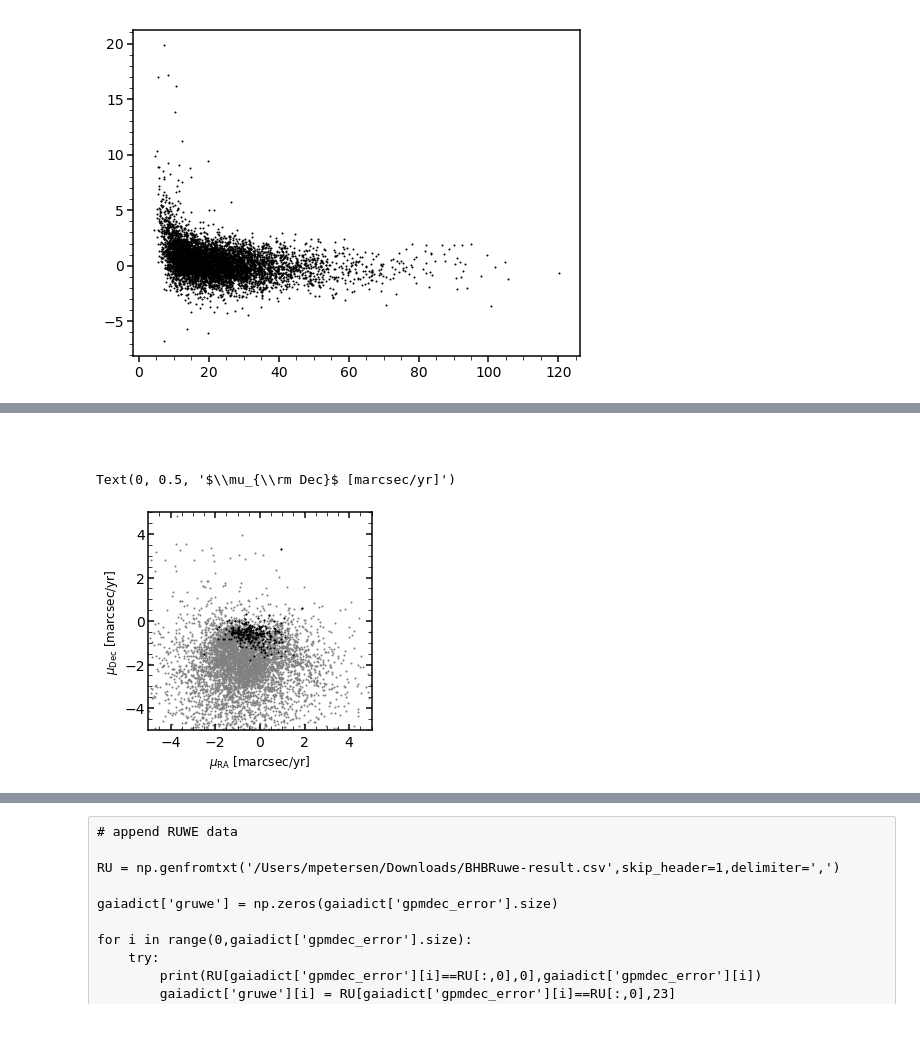
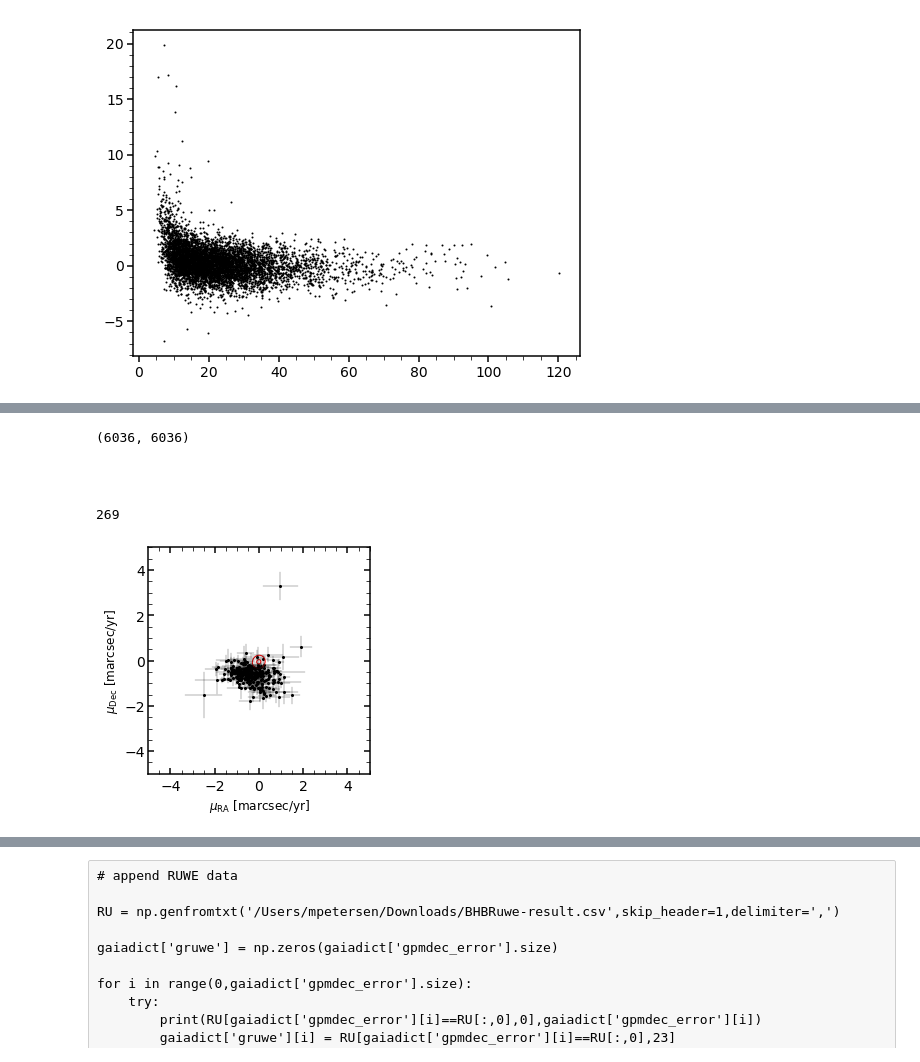
Before and after one commit to michael-petersen/ReflexMotion, a Jupyter notebook: KGiants-Data.ipynb, the cells around one changed output, grey strips where cells are left out. Cells and saved outputs as stored; diff of their text form; code cells hidden in the pictures; blank space fills up the shorter version.

```diff
--- a/KGiants-Data.ipynb
+++ b/KGiants-Data.ipynb
@@ -508,25 +679,61 @@ plt.axis([0.,360.,-600.,600])
+# %%
+gaiadict['gpmra'].size,X15['d'].size
+# %% [output]
+(6036, 6036)
 # %% [markdown]
 ##
 # %%
 fig = plt.figure(figsize=(4,4))
 ax = fig.add_subplot(111)
 
-ax.scatter(gaiadict['gpmra'],gaiadict['gpmdec'],color='gray',s=1.)
+#ax.scatter(gaiadict['gpmra'],gaiadict['gpmdec'],color='gray',s=1.)
+
+#ax.scatter(G['pmra'][g],G['pmdec'][g],color='gray',s=1.)
+from exptool.utils import kde_3d
+
+xx,yy,qsos = kde_3d.total_kde_two(G['pmra'][g],G['pmdec'][g],\
+                                       gridsize=256,\
+                                       extents=(-6.,6.,-6.,6.),\
+                                       ktype='gaussian',npower=7.)
+
+#ax.contour(xx,yy,qsos,10.**np.linspace(-2.,0.,8),colors='grey',linewidths=1.)
+
+ax.contour(xx,yy,qsos,[10.**-0.55,10.**-.495],colors='red',linewidths=1.)
 
 
-ax.scatter(gaiadict['gpmra'][X15['d']>50],gaiadict['gpmdec'][X15['d']>50],color='black',s=1.)
+
+
+ax.scatter(gaiadict['gpmra'][X15['d']>50],gaiadict['gpmdec'][X15['d']>50],color='black',s=4.)
+
+
+ww = np.where([X15['d']>50])
+print(ww[0].size)
+for indx in ww:
+    ax.plot([gaiadict['gpmra'][indx],gaiadict['gpmra'][indx]],\
+            [gaiadict['gpmdec'][indx]+gaiadict['gpmdec_error'][indx],\
+             gaiadict['gpmdec'][indx]-gaiadict['gpmdec_error'][indx]],color='black',lw=0.3)
+    ax.plot([gaiadict['gpmra'][indx]+gaiadict['gpmra_error'][indx],\
+             gaiadict['gpmra'][indx]-gaiadict['gpmra_error'][indx]],\
+            [gaiadict['gpmdec'][indx],\
+             gaiadict['gpmdec'][indx]],color='black',lw=0.3)
+
+
+
 
 #ax.scatter(Cmatch['pmra'],Cmatch['pmdec'],color='red',s=2.)
 
 
 ax.axis([-5.,5.,-5.,5.])
 
 ax.yaxis.set_ticks_position('both')
 ax.xaxis.set_ticks_position('both')
 ax.tick_params(axis="y",which='both',direction="in")
 ax.tick_params(axis="x",which='both',direction="in",pad=5)
 ax.set_xlabel('$\\mu_{\\rm RA}$ [marcsec/yr]',size=12)
 ax.set_ylabel('$\\mu_{\\rm Dec}$ [marcsec/yr]',size=12)
+
+fig.tight_layout()
+plt.savefig('figures/propermotionspace.png',dpi=300)
 # %% [output]
-Text(0, 0.5, '$\\mu_{\\rm Dec}$ [marcsec/yr]')
+269
-[figure, old version]
+[figure, new version]
```
Also changed, not shown: parts of 61 cells of this notebook, 39 other files.
